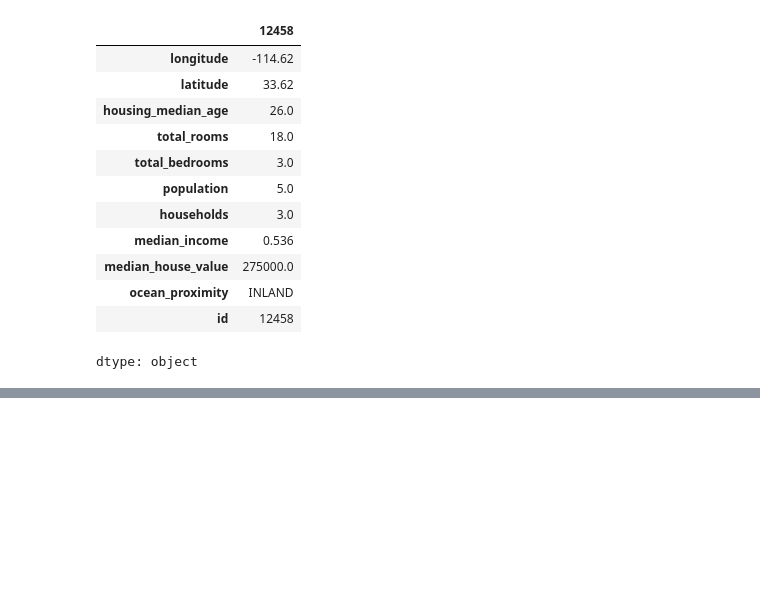
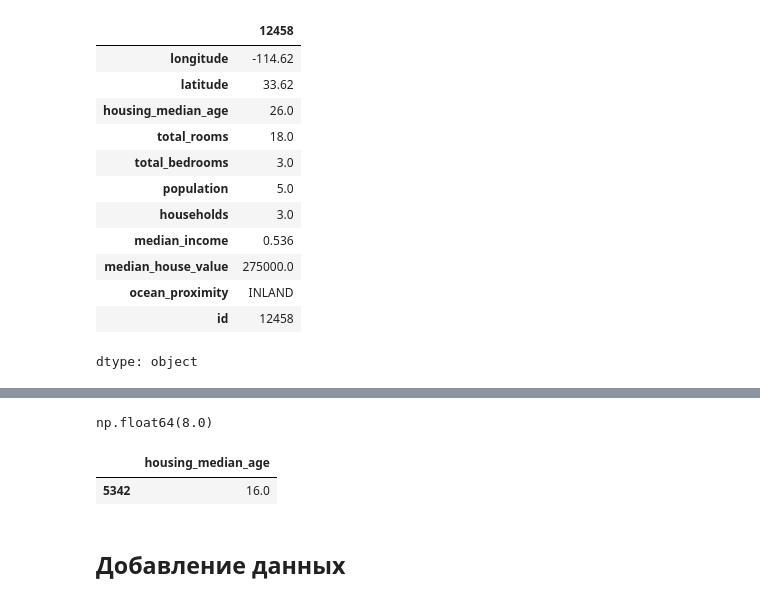
Before and after one commit to bryzgin/pandas_practice, a Jupyter notebook: pandas_practice.ipynb, the cells around one changed output, grey strips where cells are left out. Cells and saved outputs as stored; diff of their text form; code cells hidden in the pictures; blank space fills up the shorter version.

```diff
--- a/pandas_practice.ipynb
+++ b/pandas_practice.ipynb
@@ -186,3 +186,15 @@ tmp.iloc[0: 2]
 |  | longitude | latitude | housing_median_age | total_rooms | total_bedrooms | population | households | ... |
 | 3125 | -117.76 | 35.22 | 4.0 | 18.0 | 3.0 | 8.0 | 6.0 | ... |
 | 3126 | -117.79 | 35.21 | 4.0 | 2.0 | 2.0 | 6.0 | 2.0 | ... |
+# %%
+# Индексация по id и колонке
+tmp.loc[3125, "population"]
+# %% [output]
+np.float64(8.0)
+# %%
+tmp.iloc[[2], [2]]
+# %% [output]
+|  | housing_median_age |
+| 5342 | 16.0 |
+# %% [markdown]
+## Добавление данных
```
Also changed, not shown: parts of 6 cells of this notebook.
